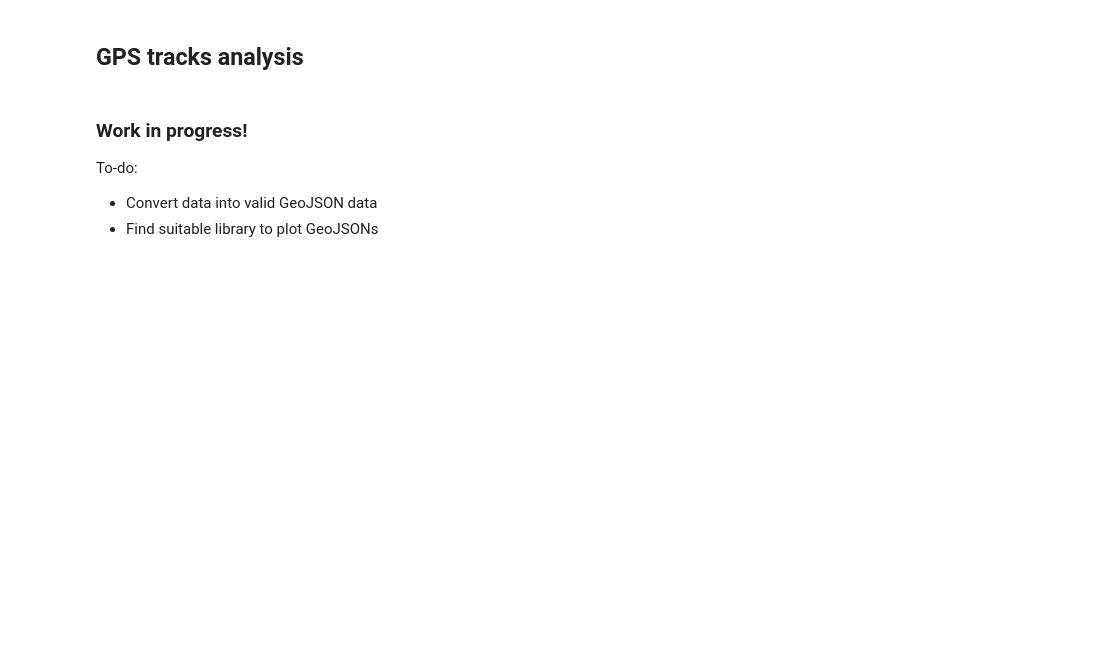
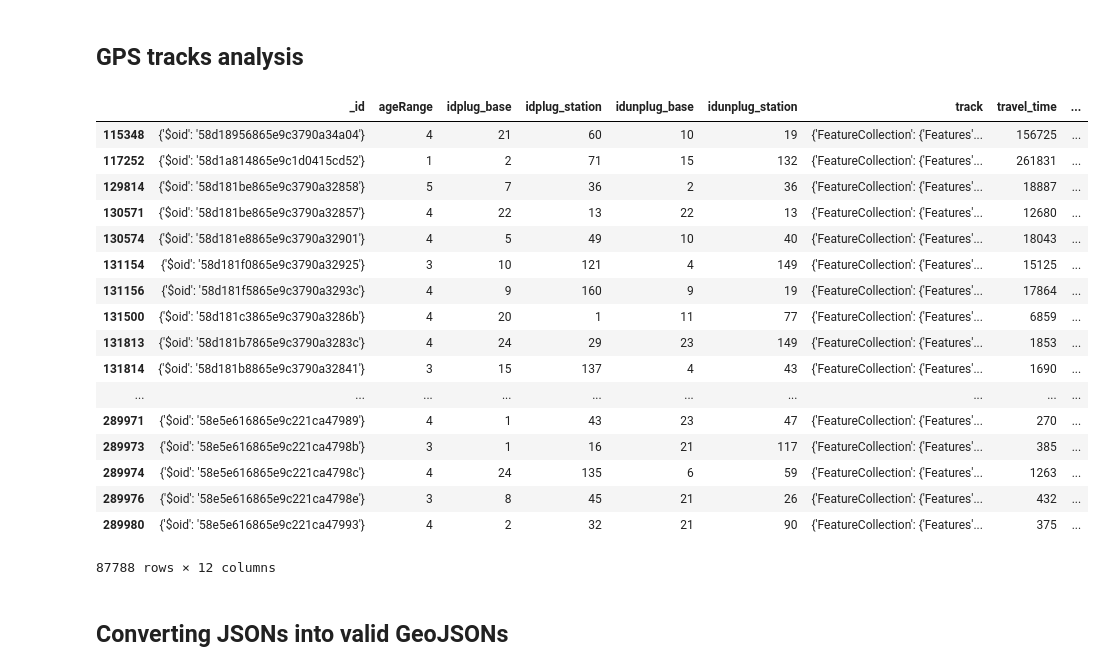
Before and after one commit to rameerez/bicimad-data-analysis, a Jupyter notebook: bicimad-GPS-tracks-analysis.ipynb, the cells around one changed output. Cells and saved outputs as stored; diff of their text form; code cells hidden in the pictures; blank space fills up the shorter version.

```diff
--- a/bicimad-GPS-tracks-analysis.ipynb
+++ b/bicimad-GPS-tracks-analysis.ipynb
@@ -66,10 +75,26 @@ df = pd.read_json(BIKE_RIDES_DATASET, lines=True)
 # %%
 # Lets filter our DataFrame and get a DataFrame only with entries containing a not-NaN "track" property
 df_track = df.loc[df.track.notnull()]
-# %% [markdown]
-### Work in progress!
-
-To-do:
-
- - Convert data into valid GeoJSON data
- - Find suitable library to plot GeoJSONs
+# %%
+df_track
+# %% [output]
+|  | _id | ageRange | idplug_base | idplug_station | idunplug_base | idunplug_station | track | travel_time | ... |
+| 115348 | {'$oid': '58d18956865e9c3790a34a04'} | 4 | 21 | 60 | 10 | 19 | {'FeatureCollection': {'Features'... | 156725 | ... |
+| 117252 | {'$oid': '58d1a814865e9c1d0415cd52'} | 1 | 2 | 71 | 15 | 132 | {'FeatureCollection': {'Features'... | 261831 | ... |
+| 129814 | {'$oid': '58d181be865e9c3790a32858'} | 5 | 7 | 36 | 2 | 36 | {'FeatureCollection': {'Features'... | 18887 | ... |
+| 130571 | {'$oid': '58d181be865e9c3790a32857'} | 4 | 22 | 13 | 22 | 13 | {'FeatureCollection': {'Features'... | 12680 | ... |
+| 130574 | {'$oid': '58d181e8865e9c3790a32901'} | 4 | 5 | 49 | 10 | 40 | {'FeatureCollection': {'Features'... | 18043 | ... |
+| 131154 | {'$oid': '58d181f0865e9c3790a32925'} | 3 | 10 | 121 | 4 | 149 | {'FeatureCollection': {'Features'... | 15125 | ... |
+| 131156 | {'$oid': '58d181f5865e9c3790a3293c'} | 4 | 9 | 160 | 9 | 19 | {'FeatureCollection': {'Features'... | 17864 | ... |
+| 131500 | {'$oid': '58d181c3865e9c3790a3286b'} | 4 | 20 | 1 | 11 | 77 | {'FeatureCollection': {'Features'... | 6859 | ... |
+| 131813 | {'$oid': '58d181b7865e9c3790a3283c'} | 4 | 24 | 29 | 23 | 149 | {'FeatureCollection': {'Features'... | 1853 | ... |
+| 131814 | {'$oid': '58d181b8865e9c3790a32841'} | 3 | 15 | 137 | 4 | 43 | {'FeatureCollection': {'Features'... | 1690 | ... |
+| ... | ... | ... | ... | ... | ... | ... | ... | ... | ... |
+| 289971 | {'$oid': '58e5e616865e9c221ca47989'} | 4 | 1 | 43 | 23 | 47 | {'FeatureCollection': {'Features'... | 270 | ... |
+| 289973 | {'$oid': '58e5e616865e9c221ca4798b'} | 3 | 1 | 16 | 21 | 117 | {'FeatureCollection': {'Features'... | 385 | ... |
+| 289974 | {'$oid': '58e5e616865e9c221ca4798c'} | 4 | 24 | 135 | 6 | 59 | {'FeatureCollection': {'Features'... | 1263 | ... |
+| 289976 | {'$oid': '58e5e616865e9c221ca4798e'} | 3 | 8 | 45 | 21 | 26 | {'FeatureCollection': {'Features'... | 432 | ... |
+| 289980 | {'$oid': '58e5e616865e9c221ca47993'} | 4 | 2 | 32 | 21 | 90 | {'FeatureCollection': {'Features'... | 375 | ... |
+87788 rows × 12 columns
+# %% [markdown]
+## Converting JSONs into valid GeoJSONs
```
Also changed, not shown: parts of 14 cells of this notebook, 1 other file.
